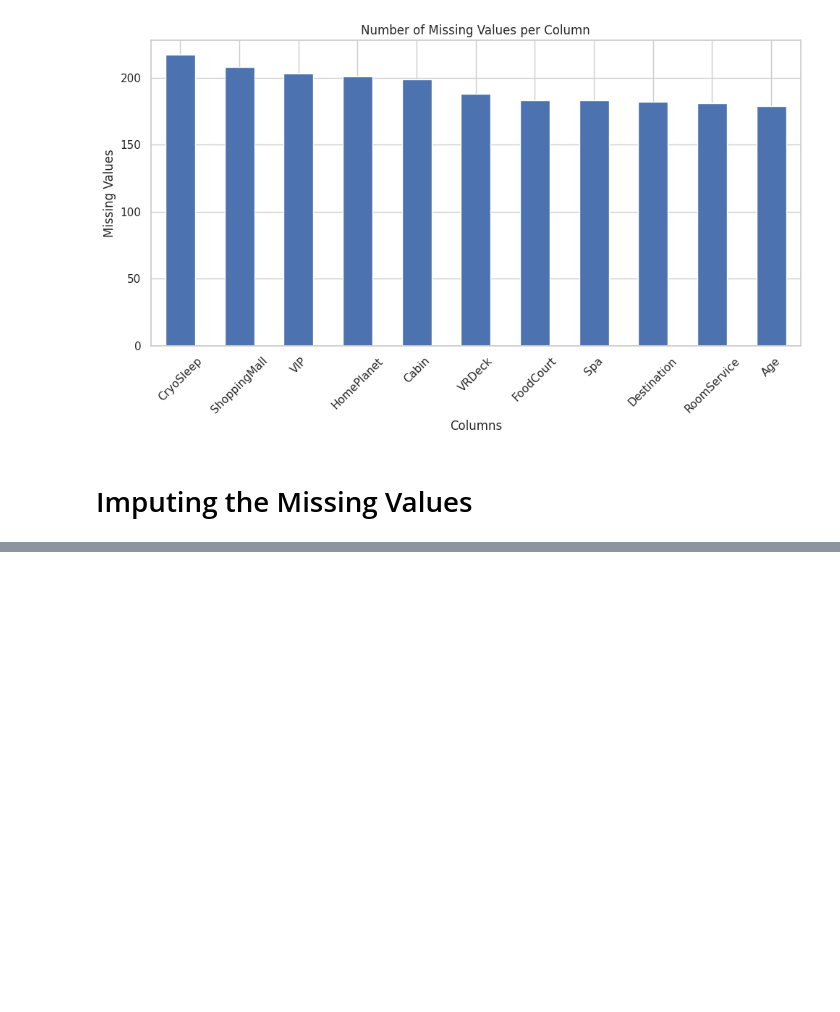
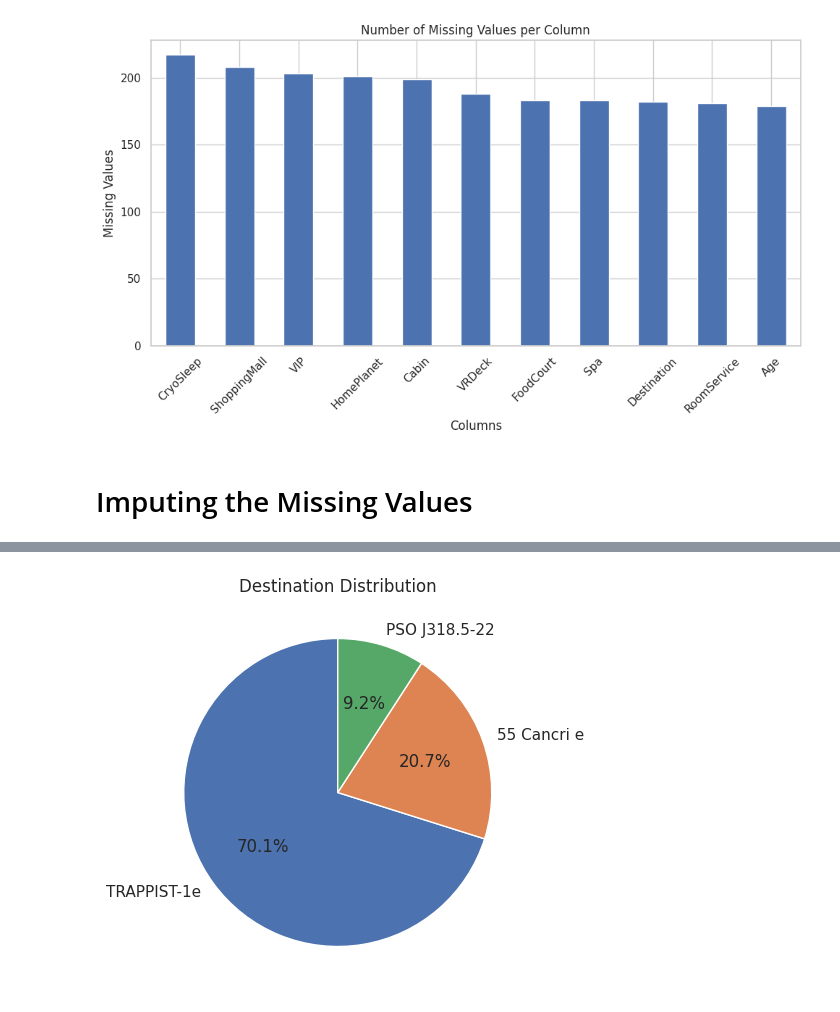
Before and after one commit to Kaggle-group-project-presentation/Kaggle-Group-Project-12-Random-Forest, a Jupyter notebook: Kaggle_Group_Project_Code_ (1).ipynb, the cells around one changed output, grey strips where cells are left out. Drawn from its saved outputs; the diff is of its cells as text; code cells hidden in the pictures; blank space fills up the shorter version.

```diff
--- a/Kaggle_Group_Project_Code_ (1).ipynb
+++ b/Kaggle_Group_Project_Code_ (1).ipynb
@@ -128,0 +145,8 @@ for col in cat_cols:
+# %%
+# Pie Chart: Destination Distribution
+train_model['Destination'].value_counts().plot.pie(autopct='%1.1f%%', startangle=90)
+plt.title('Destination Distribution')
+plt.ylabel('')
+plt.show()
+# %% [output]
+[figure, added]
```
Also changed, not shown: parts of 6 cells of this notebook.
